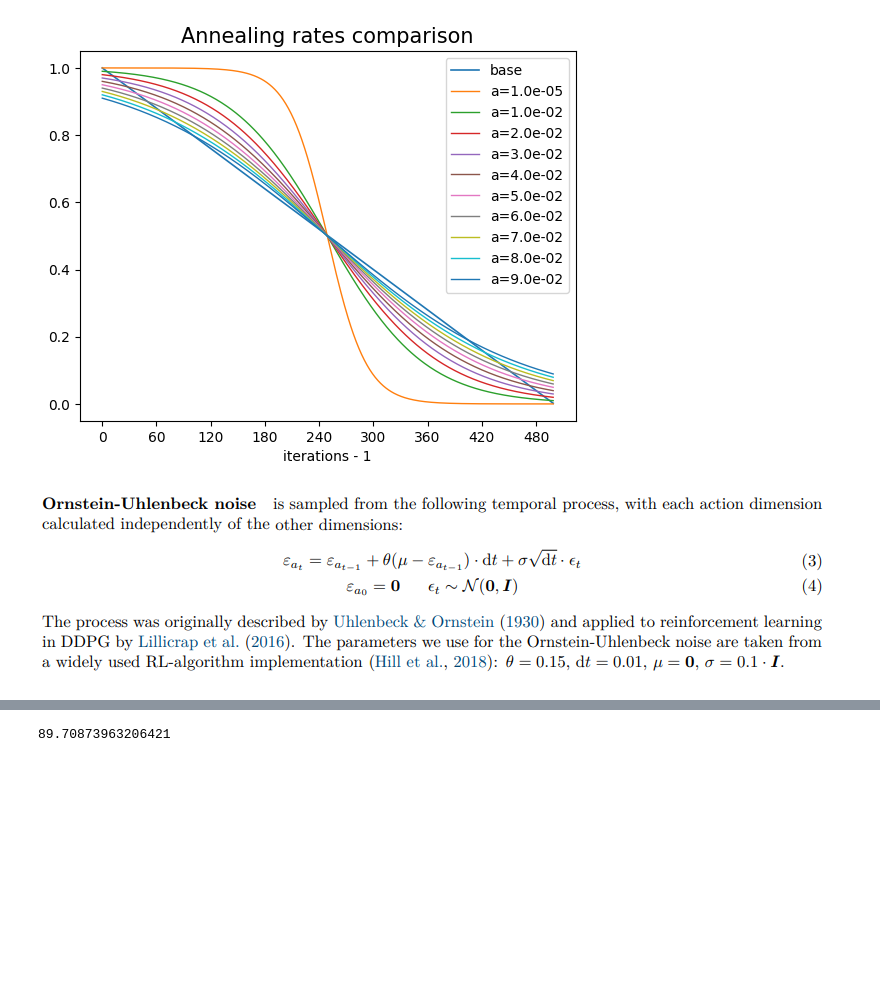
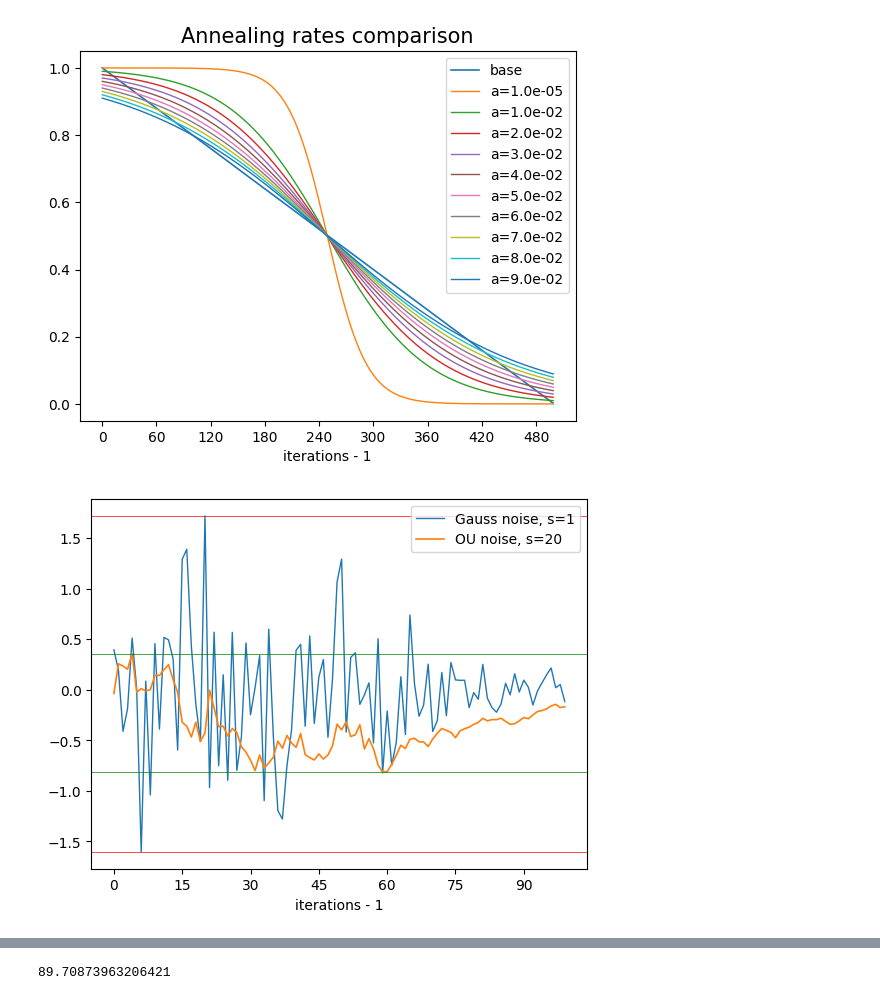
Before and after one commit to Axik0/DRL, a Jupyter notebook: DRL2(MountainCarContinuous-v0).ipynb, the cells around one changed output, grey strips where cells are left out. Saved outputs shown, nothing was run; the diff lists cells and outputs as text; code cells hidden in the pictures; blank space fills up the shorter version.

```diff
--- a/DRL2(MountainCarContinuous-v0).ipynb
+++ b/DRL2(MountainCarContinuous-v0).ipynb
@@ -152,9 +152,11 @@ def anneal_comparison(n=500):
 anneal_comparison()
 # %% [output]
 [figure]
-# %% [markdown]
-![image.png](attachment:9fe3b71a-7e98-4f36-9a21-4f6a1cff0bae.png)
 # %%
+def U_noise(dim, pr3v=None):
+    """multi-dimensional Uniform noise within interval -1, +1"""
+    return torch.Tensor((dim,)).uniform_(-1, 1)
+
 def G_noise(dim, pr3v=None):
     """multi-dimensional Gauss noise with mean=0 and std=1"""
     return torch.randn(dim)
@@ -164,5 +166,34 @@ def OU_noise(dim, pr3v):
     dp = {'theta': 0.15, 'delta': 0.01, 'mu': torch.zeros(dim), 'sigma': 0.1 * torch.ones(dim), 'eps': G_noise(dim)} # default params for RL application
     n3xt = pr3v + (dp['mu'] - pr3v) * dp['theta'] * dp['delta'] + dp['sigma'] * torch.sqrt(torch.tensor(dp['delta'])) * dp['eps']
     return n3xt
+
+def sample_noise(dim=1, n_iterations=100, scale=(1, 20), show_limits=True, anneal=True):
+    """plots consequent noise sample of size 100"""
+    pr3v = torch.zeros(dim, )
+    g, ou = [], []
+    for i in range(n_iterations):
+        if anneal:
+            rate = sgm_ann_rate(i, mid=n_iterations/2 - 1, alpha=1e-01)
+        g.append(scale[0] * rate * G_noise(dim, pr3v))
+        pr3v = OU_noise(dim, pr3v)
+        ou.append(scale[1] * rate * pr3v)
+    g, ou = np.array(g), np.array(ou)
+    plt.plot(g, linewidth=1.0, label=f"Gauss noise, s={scale[0]}")
+    plt.plot(ou, linewidth=1.2, label=f"OU noise, s={scale[1]}")
+    ax = plt.gca()
+    ax.xaxis.set_major_locator(MaxNLocator(integer=True))
+    ax.set_title(f"", fontsize = 10)
+    ax.set_xlabel('iterations - 1')
+    # ax.set_yscale('symlog')
+    plt.legend()
+    if show_limits:
+        ax.axhline(y=max(g), color='r', linestyle='-', linewidth=0.5)
+        ax.axhline(y=max(ou), color='g', linestyle='-', linewidth=0.5)
+        ax.axhline(y=min(g), color='r', linestyle='-', linewidth=0.5)
+        ax.axhline(y=min(ou), color='g', linestyle='-', linewidth=0.5)
+# %%
+sample_noise()
+# %% [output]
+[figure, added]
 # %%
 class CrossEntropyNNCAgent(CRandAgent):
```
Also changed, not shown: parts of 12 cells of this notebook.
